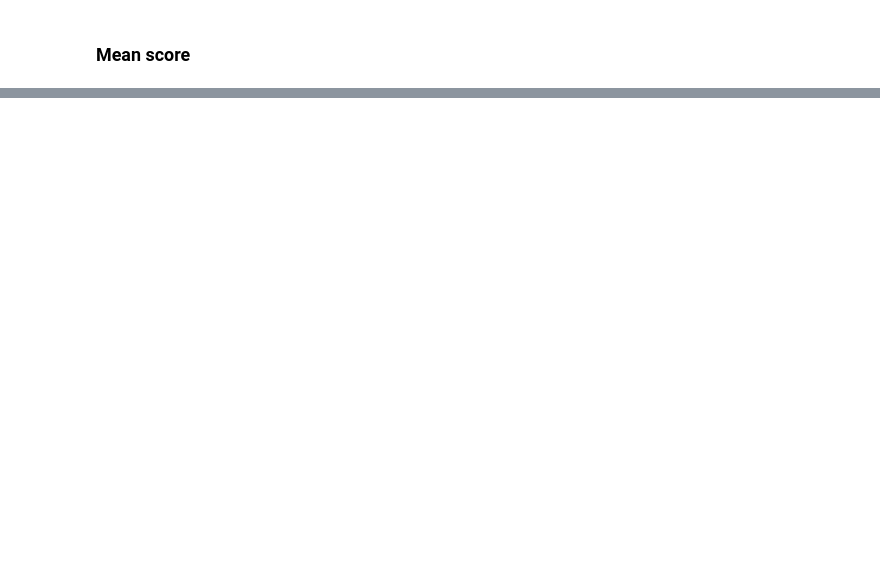
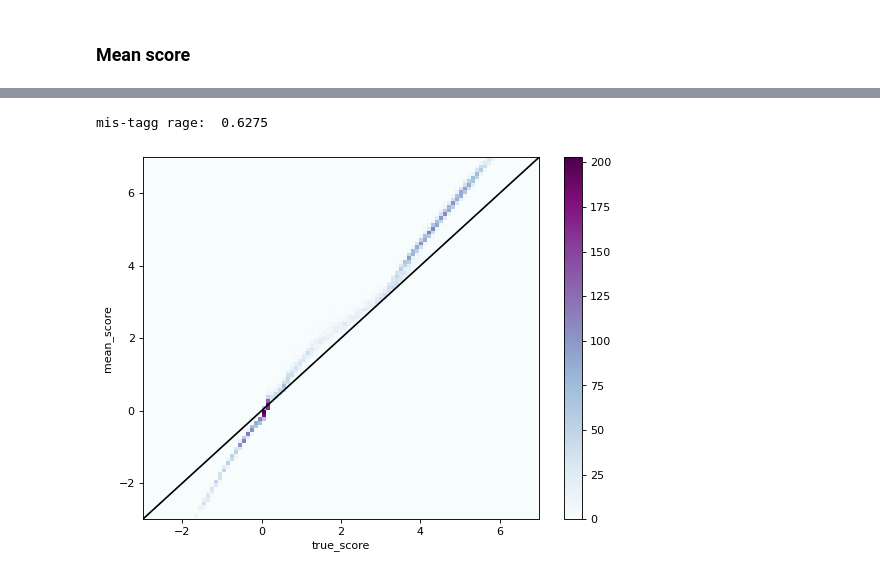
Before and after one commit to ablet-imin/DL1_model, a Jupyter notebook: DL1_tests.ipynb, the cells around one changed output, grey strips where cells are left out. Saved outputs shown, nothing was run; the diff lists cells and outputs as text; code cells hidden in the pictures; blank space fills up the shorter version.

```diff
--- a/DL1_tests.ipynb
+++ b/DL1_tests.ipynb
@@ -122,13 +109,2 @@ print("mis-tagg rage: ",np.sum(truth_score>1.446860433)/len(re[:,0]) )
 # %% [markdown]
 ### Mean score
-# %%
-%%time
-def get_mean_score(X_test, model):
-    def _mean_score(inputs):
-        result_prob = model(np.array(10000*[inputs]), training=False).numpy()
-        result = DL1_score(result_prob[:,2], result_prob[:,1], result_prob[:,0])
-        return result.mean(), result.std()
-
-    return np.apply_along_axis(_mean_score,1, X_test)
-
-mean_score=get_mean_score(X_test[:100,:], model_dropout)
@@ -139,0 +111,5 @@ X_test.shape[0]/100*30/(60*60) #h
+# %%
+%%time
+N_foward = 10000
+mean_score=get_mean_score(X_test[:,:], model_dropout, N_foward=N_foward)
+gc.collect()
@@ -139,0 +120,18 @@ X_test.shape[0]/100*30/(60*60) #h
+# %%
+from matplotlib.pyplot import figure
+
+figure(figsize=(8, 6), dpi=80)
+def plot_2d(x,y,bins, x_label="", y_label=""):
+    _h,_xedg, _yedg, _ =plt.hist2d(x,y ,bins=np.linspace(-3,7,bins),  cmap=plt.cm.BuPu)
+    plt.colorbar()
+    plt.xlim(-3,7)
+    plt.ylim(-3,7)
+    plt.plot(_xedg, _xedg, '-', color='k')
+    plt.xlabel(x_label)
+    plt.ylabel(y_label)
+
+plot_2d(x=truth_score, y=mean_score[:,0],bins=100, x_label="true_score", y_label="mean_score")
+print("mis-tagg rage: ",np.sum(mean_score[:,0]>1.45)/len(mean_score[:,0]) )
+# %% [output]
+mis-tagg rage:  0.6275
+[figure, added]
```
Also changed, not shown: parts of 11 cells of this notebook, 2 other files.
